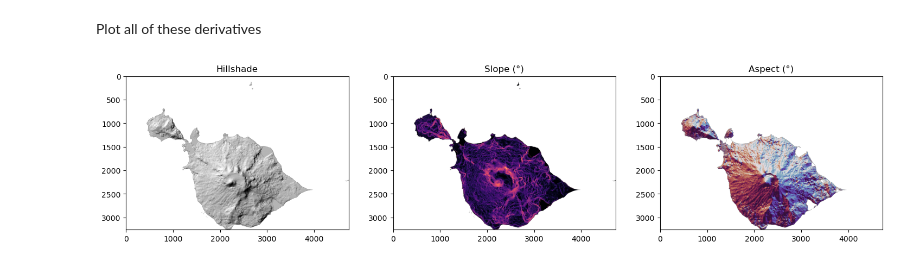
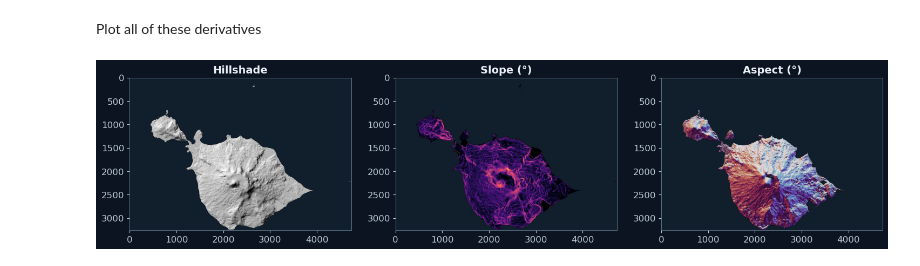
Before and after one commit to University-of-Tasmania-GPSS/AT3_Group2_2026, a Jupyter notebook: 04_Geomorphology.ipynb, the cells around one changed output. Saved outputs shown, nothing was run; the diff lists cells and outputs as text; code cells hidden in the pictures.

```diff
--- a/04_Geomorphology.ipynb
+++ b/04_Geomorphology.ipynb
@@ -568,25 +570,28 @@ Plot all of these derivatives
 # %%
 import os
 
 # Save the derivatives next to the other geomorphology outputs.
 DEM_DIR = terrain_dir
 
 slope_path     = slope(dem_path, os.path.join(DEM_DIR, "slope.tif"))
 aspect_path    = aspect(dem_path, os.path.join(DEM_DIR, "aspect.tif"))
 hillshade_path = hillshade(dem_path, os.path.join(DEM_DIR, "hillshade.tif"))
 
 
 
 
 def read_masked(path):
     with rasterio.open(path) as src:
         return src.read(1, masked=True)   # nodata automatically masked
 
+# Apply the book's dark theme and shared figure settings.
+plt.style.use("dark_background")
+plt.rcParams.update(book_plot_style)
 
 fig, ax = plt.subplots(1, 3, figsize=(18, 6))
 ax[0].imshow(read_masked(hillshade_path), cmap="gray");  ax[0].set_title("Hillshade")
 ax[1].imshow(read_masked(slope_path), cmap="magma");     ax[1].set_title("Slope (°)")
 ax[2].imshow(read_masked(aspect_path), cmap="twilight"); ax[2].set_title("Aspect (°)")
 plt.show()
 # %% [output]
-[figure, old version]
+[figure, new version]
```
Also changed, not shown: parts of 5 cells of this notebook, 12 other files.
